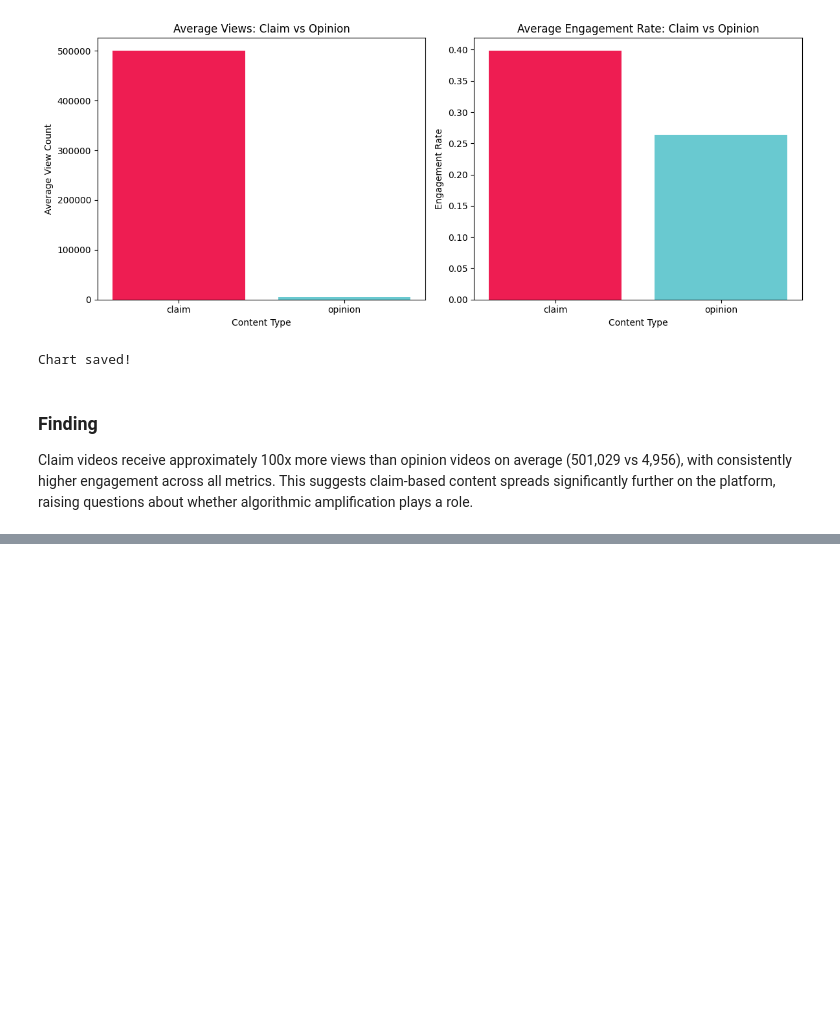
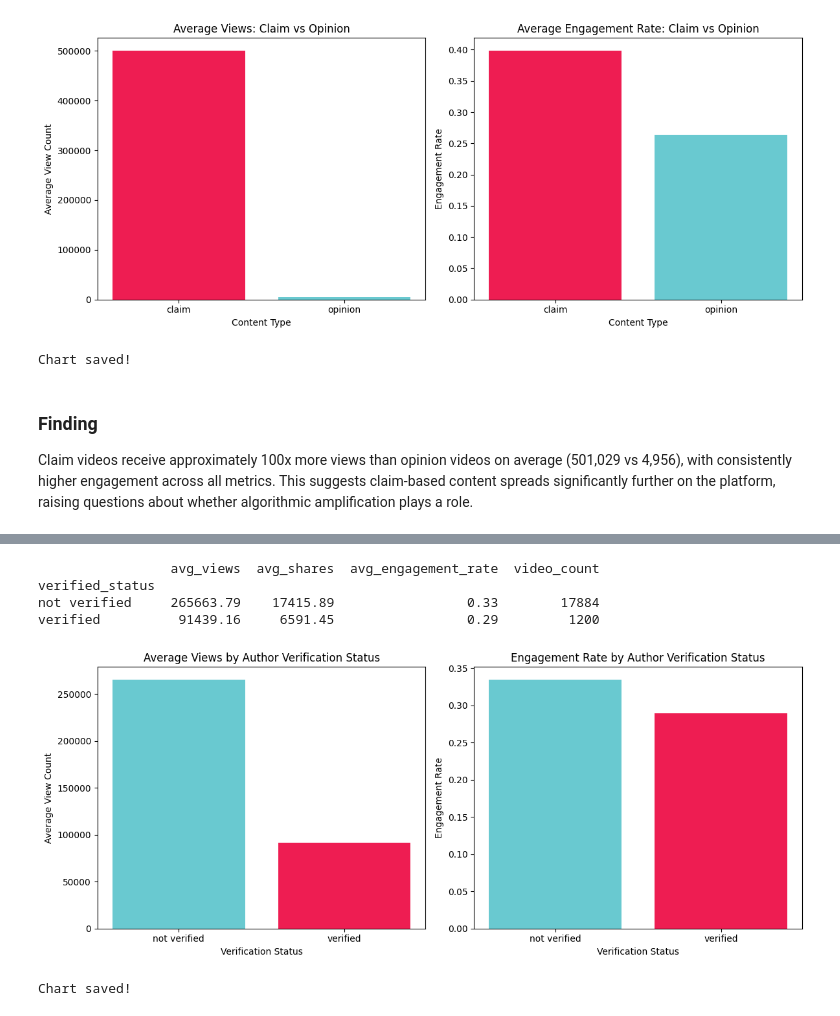
Before and after one commit to tkaixinn/tiktok-content-integrity-analysis, a Jupyter notebook: analysis.ipynb, the cells around one changed output, grey strips where cells are left out. Cells and saved outputs as stored; diff of their text form; code cells hidden in the pictures; blank space fills up the shorter version.

Commit message:
Add verified vs unverified engagement analysis with findings

```diff
--- a/analysis.ipynb
+++ b/analysis.ipynb
@@ -163,0 +170,37 @@ raising questions about whether algorithmic amplification plays a role.
+# %%
+verified_analysis = df_clean.groupby('verified_status').agg(
+    avg_views=('video_view_count', 'mean'),
+    avg_shares=('video_share_count', 'mean'),
+    avg_engagement_rate=('engagement_rate', 'mean'),
+    video_count=('video_id', 'count')
+).round(2)
+
+print(verified_analysis)
+# %% [output]
+                 avg_views  avg_shares  avg_engagement_rate  video_count
+verified_status
+not verified     265663.79    17415.89                 0.33        17884
+verified          91439.16     6591.45                 0.29         1200
+# %%
+fig, axes = plt.subplots(1, 2, figsize=(12, 5))
+
+verified_groups = df_clean.groupby('verified_status')['video_view_count'].mean()
+axes[0].bar(verified_groups.index, verified_groups.values, color=['#69C9D0', '#EE1D52'])
+axes[0].set_title('Average Views by Author Verification Status')
+axes[0].set_ylabel('Average View Count')
+axes[0].set_xlabel('Verification Status')
+
+verified_er = df_clean.groupby('verified_status')['engagement_rate'].mean()
+axes[1].bar(verified_er.index, verified_er.values, color=['#69C9D0', '#EE1D52'])
+axes[1].set_title('Engagement Rate by Author Verification Status')
+axes[1].set_ylabel('Engagement Rate')
+axes[1].set_xlabel('Verification Status')
+
+plt.tight_layout()
+plt.savefig('verified_vs_unverified.png', dpi=150, bbox_inches='tight')
+plt.show()
+
+print("Chart saved!")
+# %% [output]
+[figure, added]
+Chart saved!
```
Also changed, not shown: parts of 2 cells of this notebook, 1 other file.
